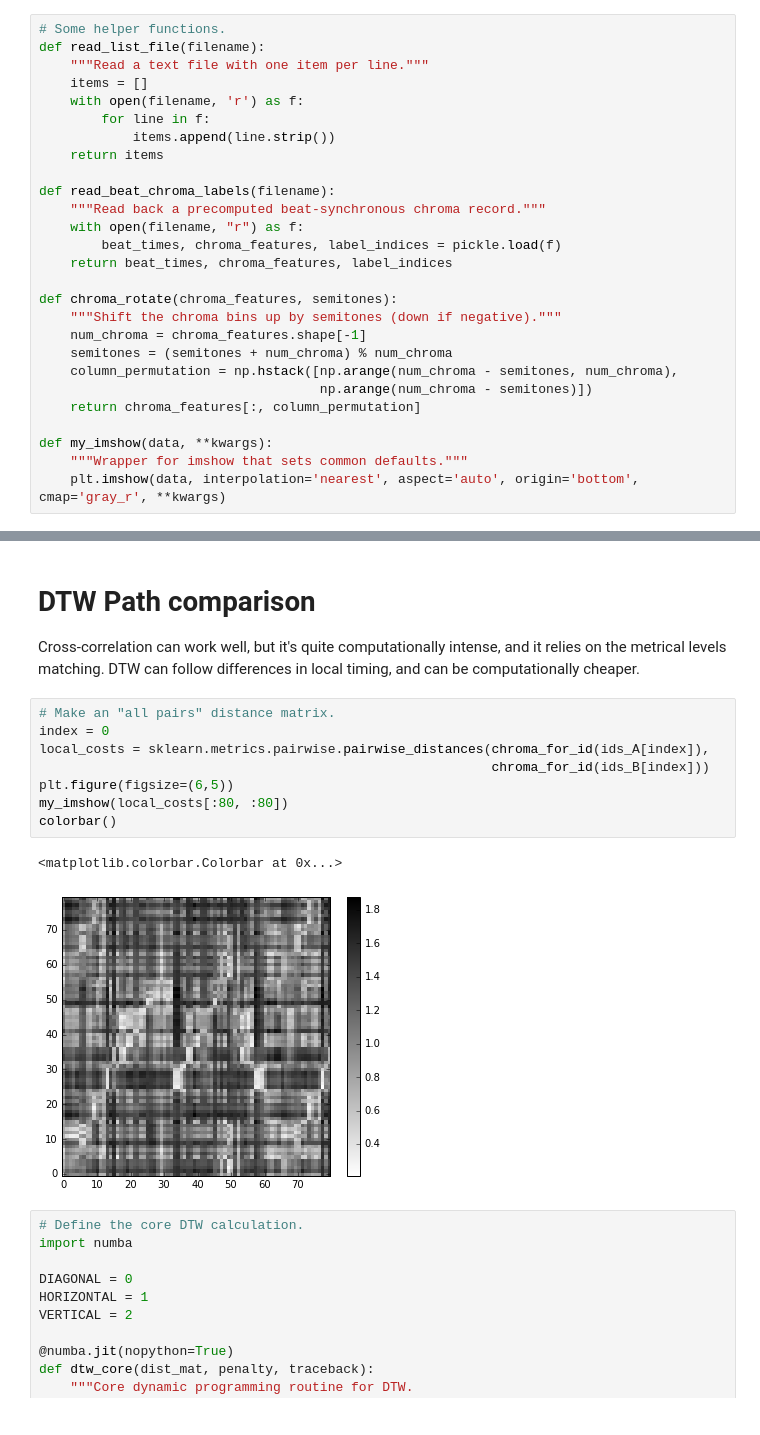
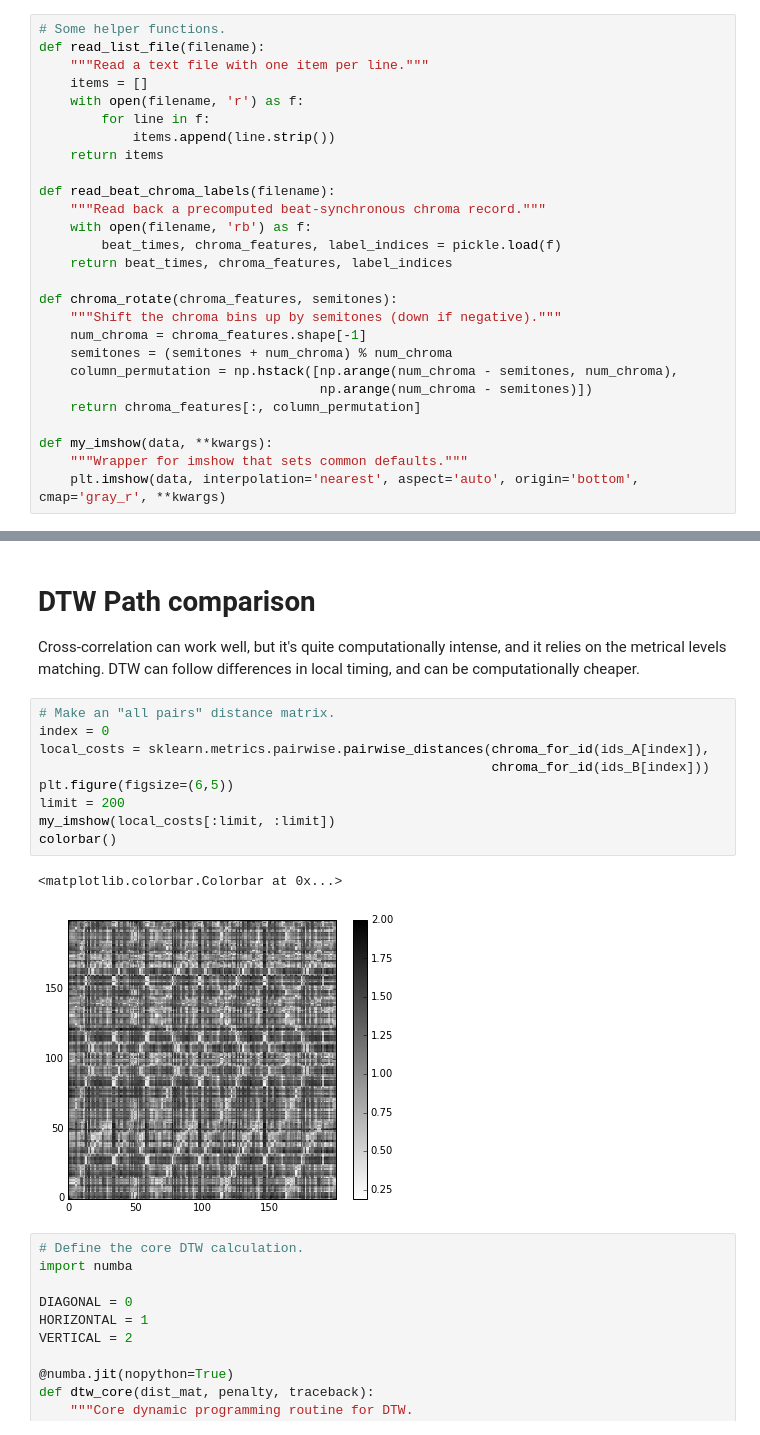
Before and after one commit to dpwe/elene4896, a Jupyter notebook: prac11/e4896_coversongs.ipynb, the cells around one changed output, grey strips where cells are left out. Saved outputs shown, nothing was run; the diff lists cells and outputs as text.

```diff
--- a/prac11/e4896_coversongs.ipynb
+++ b/prac11/e4896_coversongs.ipynb
@@ -46,7 +46,7 @@ def read_list_file(filename):
 
 def read_beat_chroma_labels(filename):
     """Read back a precomputed beat-synchronous chroma record."""
-    with open(filename, "r") as f:
+    with open(filename, 'rb') as f:
         beat_times, chroma_features, label_indices = pickle.load(f)
     return beat_times, chroma_features, label_indices
 
@@ -197,14 +199,15 @@ computationally cheaper.
 # %%
 # Make an "all pairs" distance matrix.
 index = 0
 local_costs = sklearn.metrics.pairwise.pairwise_distances(chroma_for_id(ids_A[index]),
                                                           chroma_for_id(ids_B[index]))
 plt.figure(figsize=(6,5))
-my_imshow(local_costs[:80, :80])
+limit = 200
+my_imshow(local_costs[:limit, :limit])
 colorbar()
 # %% [output]
 <matplotlib.colorbar.Colorbar at 0x...>
-[figure, old version]
+[figure, new version]
 # %%
 # Define the core DTW calculation.
 import numba
```
Also changed, not shown: parts of 6 cells of this notebook.
